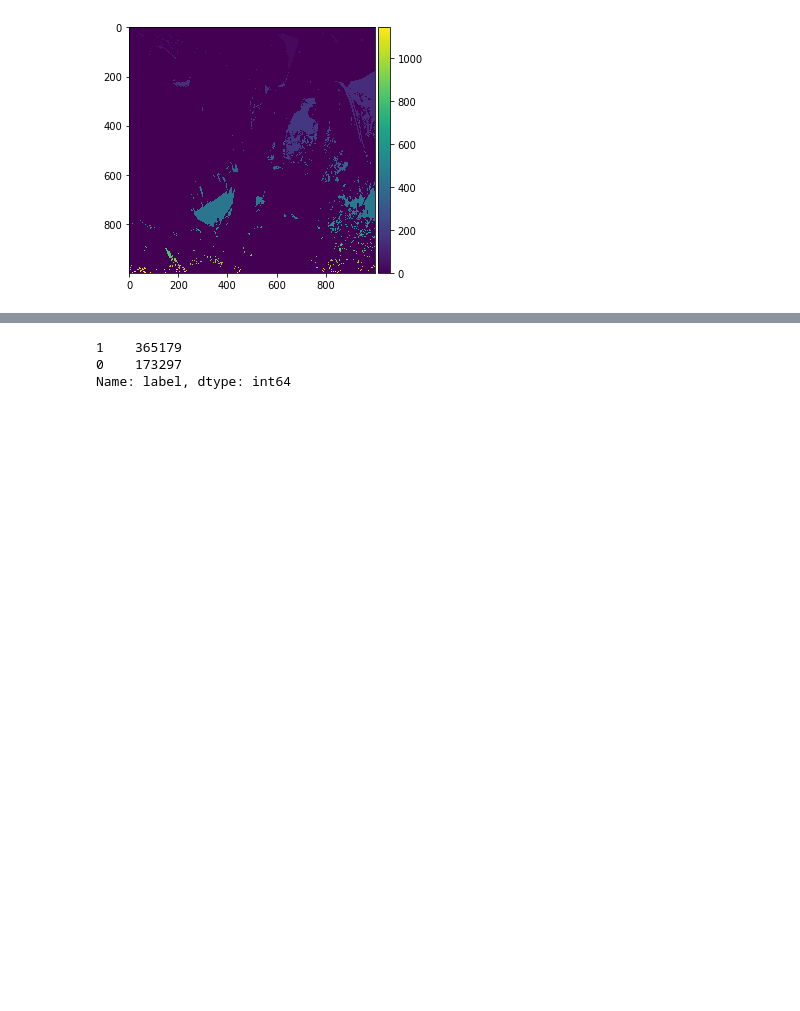
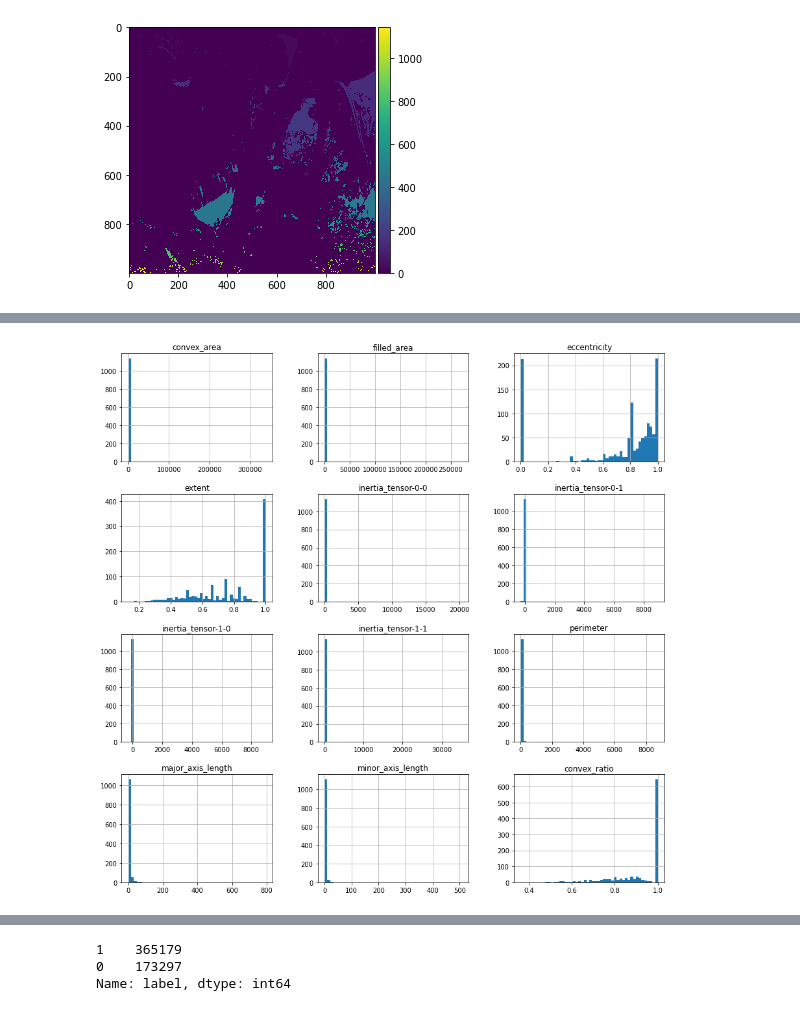
Before and after one commit to joshuabusinge/BananaVsCasava, a Jupyter notebook: CropDetectionV2.ipynb, the cells around one changed output, grey strips where cells are left out. Saved outputs shown, nothing was run; the diff lists cells and outputs as text; code cells hidden in the pictures; blank space fills up the shorter version.

```diff
--- a/CropDetectionV2.ipynb
+++ b/CropDetectionV2.ipynb
@@ -79,3 +86,9 @@ table.head()
+# %%
+# Data visualization to create histogram
+table.hist(bins=50, figsize=(15, 15))
+plt.show()
+# %% [output]
+[figure, added]
 # %%
 table.dtypes
 # %% [output]
```
Also changed, not shown: parts of 15 cells of this notebook.
